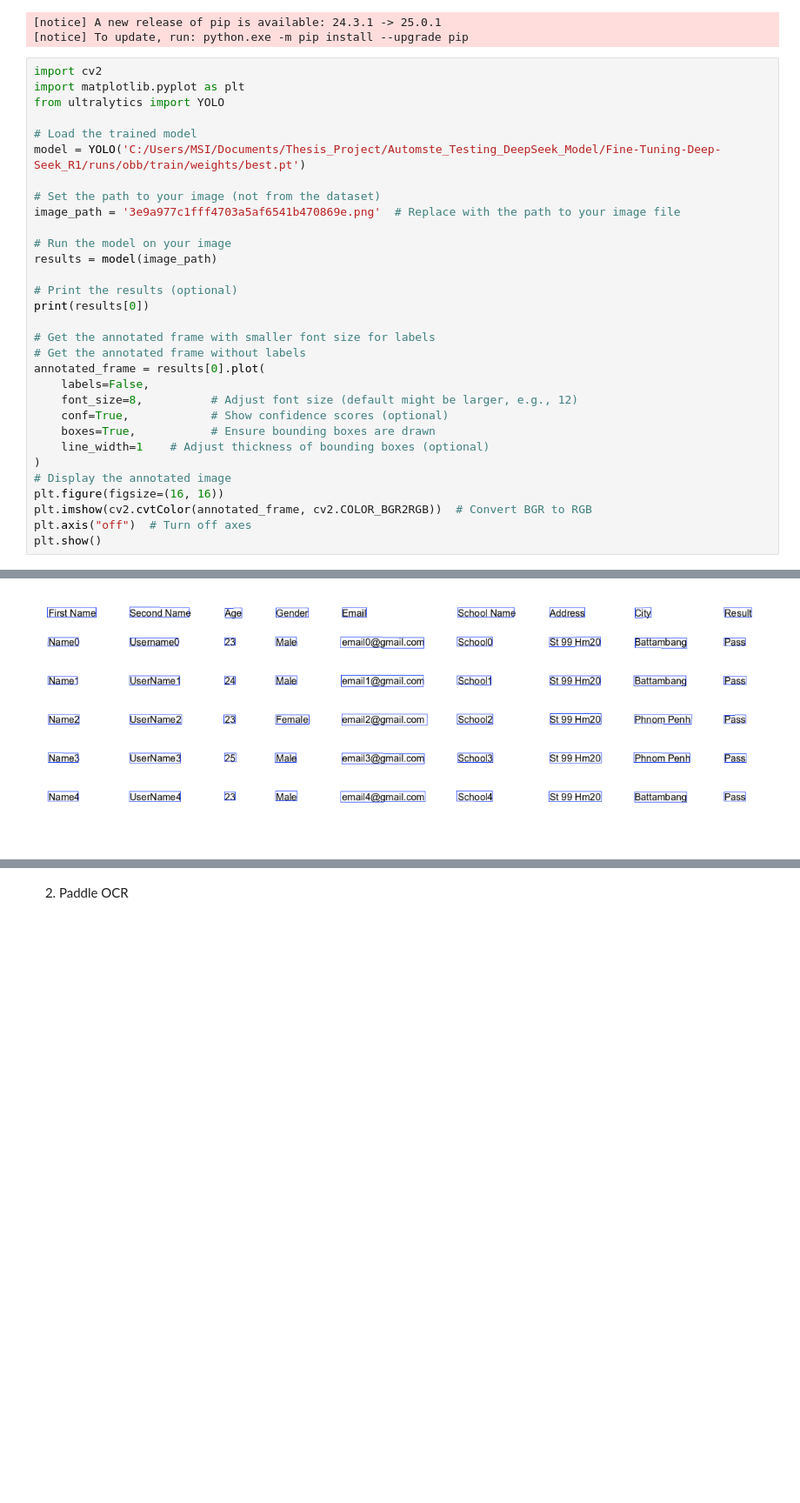
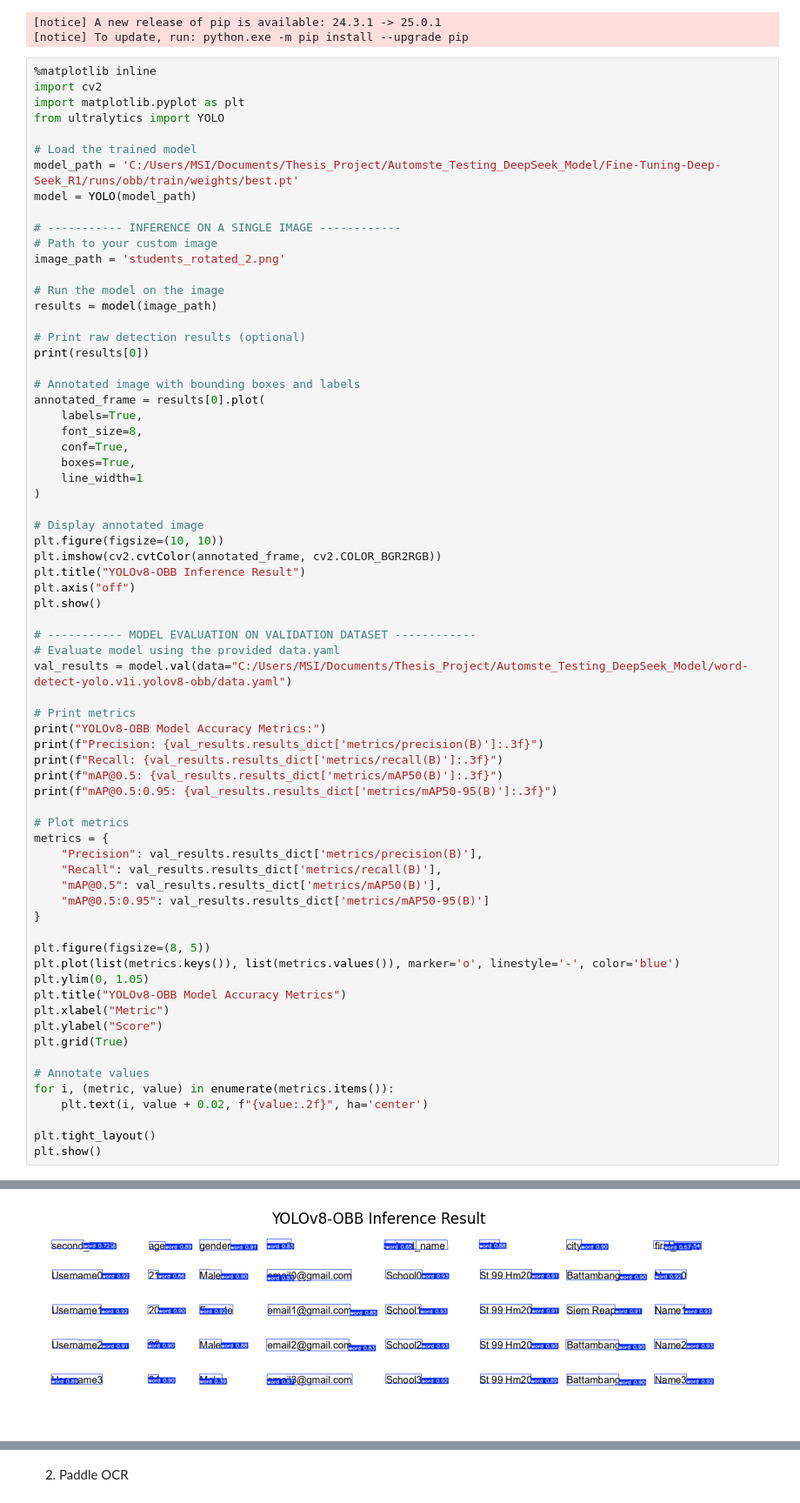
Before and after one commit to JackyDOM/Oject_YOLO, a Jupyter notebook: train_model.ipynb, the cells around one changed output, grey strips where cells are left out. Shown at 87% size. Cells and saved outputs as stored; diff of their text form; blank space fills up the shorter version.

```diff
--- a/train_model.ipynb
+++ b/train_model.ipynb
@@ -237,34 +237,72 @@ Successfully installed anyio-4.9.0 astor-0.8.1 h11-0.14.0 httpcore-1.0.7 httpx-0
 [notice] A new release of pip is available: 24.3.1 -> 25.0.1
 [notice] To update, run: python.exe -m pip install --upgrade pip
 # %%
+%matplotlib inline
 import cv2
 import matplotlib.pyplot as plt
 from ultralytics import YOLO
 
 # Load the trained model
-model = YOLO('C:/Users/MSI/Documents/Thesis_Project/Automste_Testing_DeepSeek_Model/Fine-Tuning-Deep-Seek_R1/runs/obb/train/weights/best.pt')
+model_path = 'C:/Users/MSI/Documents/Thesis_Project/Automste_Testing_DeepSeek_Model/Fine-Tuning-Deep-Seek_R1/runs/obb/train/weights/best.pt'
+model = YOLO(model_path)
 
-# Set the path to your image (not from the dataset)
-image_path = '3e9a977c1fff4703a5af6541b470869e.png'  # Replace with the path to your image file
+# ----------- INFERENCE ON A SINGLE IMAGE ------------
+# Path to your custom image
+image_path = 'students_rotated_2.png'
 
-# Run the model on your image
+# Run the model on the image
 results = model(image_path)
 
-# Print the results (optional)
+# Print raw detection results (optional)
 print(results[0])
 
-# Get the annotated frame with smaller font size for labels
-# Get the annotated frame without labels
+# Annotated image with bounding boxes and labels
 annotated_frame = results[0].plot(
-    labels=False,
-    font_size=8,          # Adjust font size (default might be larger, e.g., 12)
-    conf=True,            # Show confidence scores (optional)
-    boxes=True,           # Ensure bounding boxes are drawn
-    line_width=1    # Adjust thickness of bounding boxes (optional)
+    labels=True,
+    font_size=8,
+    conf=True,
+    boxes=True,
+    line_width=1
 )
-# Display the annotated image
-plt.figure(figsize=(16, 16))
-plt.imshow(cv2.cvtColor(annotated_frame, cv2.COLOR_BGR2RGB))  # Convert BGR to RGB
-plt.axis("off")  # Turn off axes
+
+# Display annotated image
+plt.figure(figsize=(10, 10))
+plt.imshow(cv2.cvtColor(annotated_frame, cv2.COLOR_BGR2RGB))
+plt.title("YOLOv8-OBB Inference Result")
+plt.axis("off")
 plt.show()
+
+# ----------- MODEL EVALUATION ON VALIDATION DATASET ------------
+# Evaluate model using the provided data.yaml
+val_results = model.val(data="C:/Users/MSI/Documents/Thesis_Project/Automste_Testing_DeepSeek_Model/word-detect-yolo.v1i.yolov8-obb/data.yaml")
+
+# Print metrics
+print("YOLOv8-OBB Model Accuracy Metrics:")
+print(f"Precision: {val_results.results_dict['metrics/precision(B)']:.3f}")
+print(f"Recall: {val_results.results_dict['metrics/recall(B)']:.3f}")
+print(f"mAP@0.5: {val_results.results_dict['metrics/mAP50(B)']:.3f}")
+print(f"mAP@0.5:0.95: {val_results.results_dict['metrics/mAP50-95(B)']:.3f}")
+
+# Plot metrics
+metrics = {
+    "Precision": val_results.results_dict['metrics/precision(B)'],
+    "Recall": val_results.results_dict['metrics/recall(B)'],
+    "mAP@0.5": val_results.results_dict['metrics/mAP50(B)'],
+    "mAP@0.5:0.95": val_results.results_dict['metrics/mAP50-95(B)']
+}
+
+plt.figure(figsize=(8, 5))
+plt.plot(list(metrics.keys()), list(metrics.values()), marker='o', linestyle='-', color='blue')
+plt.ylim(0, 1.05)
+plt.title("YOLOv8-OBB Model Accuracy Metrics")
+plt.xlabel("Metric")
+plt.ylabel("Score")
+plt.grid(True)
+
+# Annotate values
+for i, (metric, value) in enumerate(metrics.items()):
+    plt.text(i, value + 0.02, f"{value:.2f}", ha='center')
+
+plt.tight_layout()
+plt.show()
 # %% [output]
@@ -288 +326 @@ speed: {'preprocess': 20.762899992405437, 'inference': 114.1697999992175, 'postp
-[figure, old version]
+[figure, new version]
```
Also changed, not shown: parts of 2 cells of this notebook, 11 other files.
